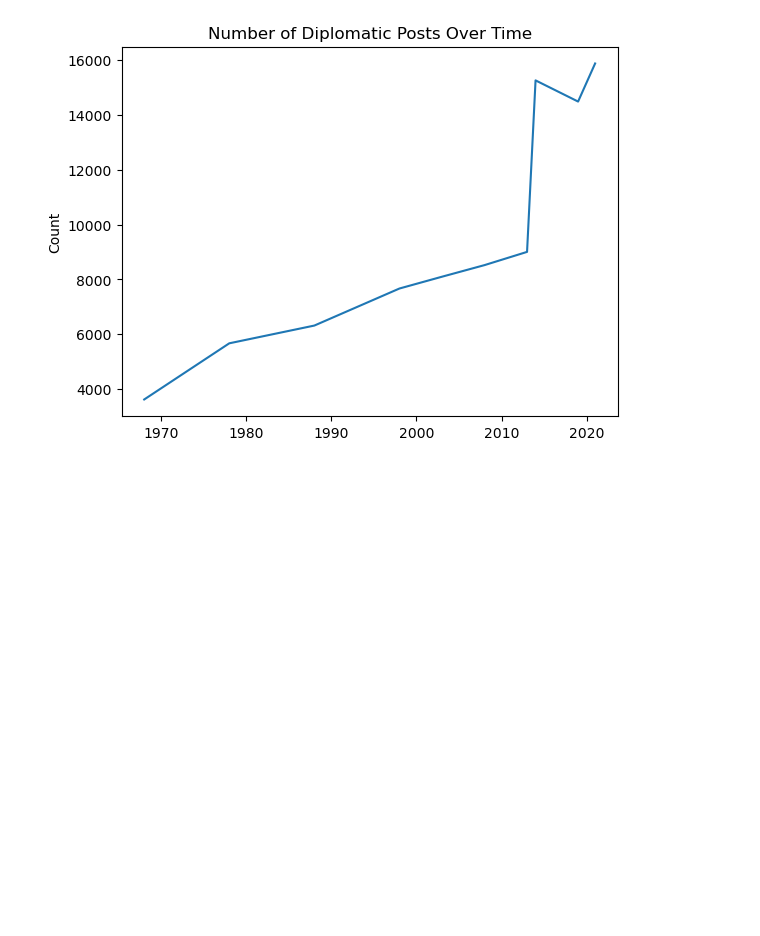
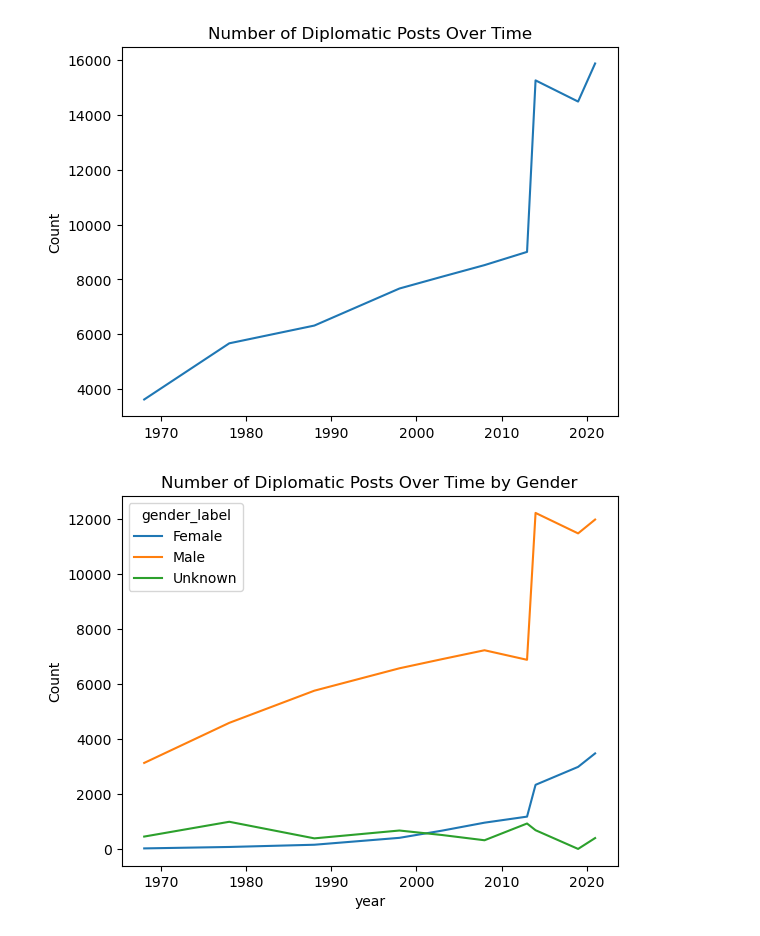
Before and after one commit to raj-rajat/Gender-and-Diplomatic-Representation, a Jupyter notebook: gender-and-diplomatic-representation.ipynb, the cells around one changed output. Cells and saved outputs as stored; diff of their text form; code cells hidden in the pictures; blank space fills up the shorter version.

Commit message:
Kaggle Notebook | Gender and Diplomatic Representation | Version 3

```diff
--- a/gender-and-diplomatic-representation.ipynb
+++ b/gender-and-diplomatic-representation.ipynb
@@ -361,3 +361,16 @@ plt.ylabel('Count')
 plt.show()
 # %% [output]
 [figure]
+# %%
+# Group by the year and gender, and count the number of records for each group
+year_gender_counts = df.groupby(['year', 'gender_label']).size()
+
+# Unstack the gender level from the index to the columns
+year_gender_counts_unstack = year_gender_counts.unstack('gender_label')
+
+# Create a line plot of these counts over time
+year_gender_counts_unstack.plot(kind='line', title='Number of Diplomatic Posts Over Time by Gender')
+plt.ylabel('Count')
+plt.show()
+# %% [output]
+[figure, added]
```
Also changed, not shown: parts of 3 cells of this notebook.
